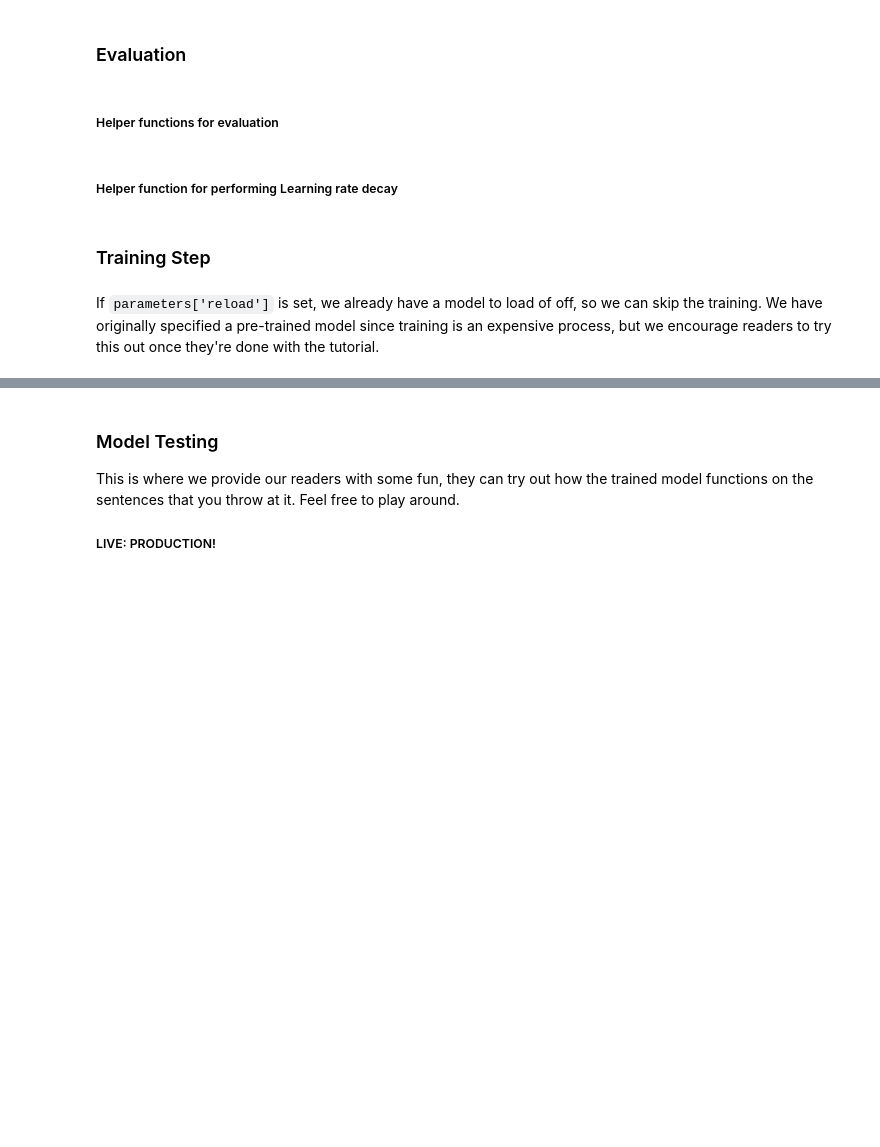
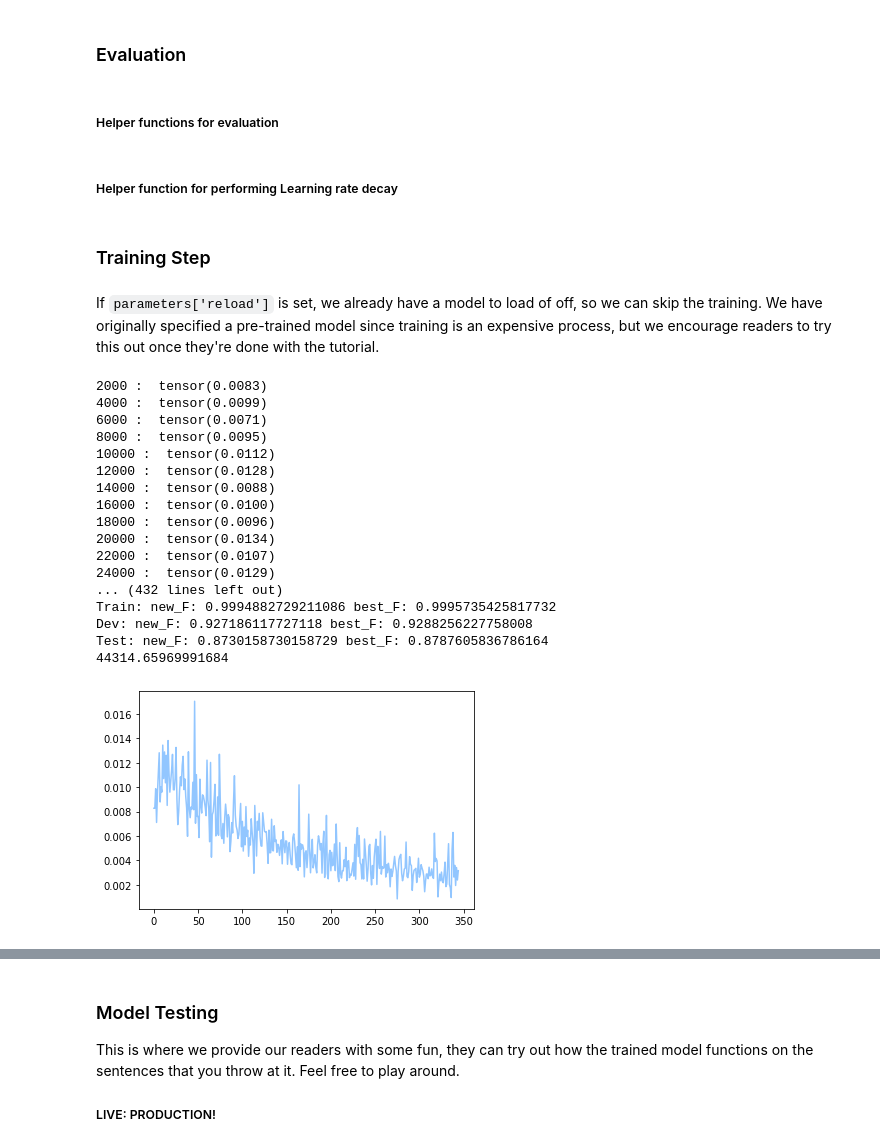
Before and after one commit to ajppp/cz4045-project2, a Jupyter notebook: named-entity-recognition/Named_Entity_Recognition-LSTM-CNN-CRF-Tutorial.ipynb, the cells around one changed output, grey strips where cells are left out. Cells and saved outputs as stored; diff of their text form; code cells hidden in the pictures; blank space fills up the shorter version.

```diff
--- a/named-entity-recognition/Named_Entity_Recognition-LSTM-CNN-CRF-Tutorial.ipynb
+++ b/named-entity-recognition/Named_Entity_Recognition-LSTM-CNN-CRF-Tutorial.ipynb
@@ -79,9 +86,9 @@ We now define some constants and parameters that we will be using later
 # %%
 #parameters for the Model
 parameters = OrderedDict()
-parameters['train'] = "./data/eng.train" #Path to train file
-parameters['dev'] = "./data/eng.testa" #Path to test file
-parameters['test'] = "./data/eng.testb" #Path to dev file
+parameters['train'] = "C:\\Users\\elroy\\Downloads\\eng.train" #Path to train file
+parameters['dev'] = "C:\\Users\\elroy\\Downloads\\eng.testa" #Path to test file
+parameters['test'] = "C:\\Users\\elroy\\Downloads\\eng.testb" #Path to dev file
 parameters['tag_scheme'] = "BIOES" #BIO or BIOES
 parameters['lower'] = True # Boolean variable to control lowercasing of words
 parameters['zeros'] =  True # Boolean variable to control replacement of  all digits by 0
@@ -89,7 +96,7 @@ parameters['char_dim'] = 30 #Char embedding dimension
 parameters['word_dim'] = 100 #Token embedding dimension
 parameters['word_lstm_dim'] = 200 #Token LSTM hidden layer size
 parameters['word_bidirect'] = True #Use a bidirectional LSTM for words
-parameters['embedding_path'] = "./data/glove.6B.100d.txt" #Location of pretrained embeddings
+parameters['embedding_path'] = "C:\\Users\\elroy\\Downloads\\glove.6B\\glove.6B.100d.txt" #Location of pretrained embeddings
 parameters['all_emb'] = 1 #Load all embeddings
 parameters['crf'] =1 #Use CRF (0 to disable)
 parameters['dropout'] = 0.5 #Droupout on the input (0 = no dropout)
@@ -98,13 +105,13 @@ parameters['weights'] = "" #path to Pretrained for from a previous run
 parameters['name'] = "self-trained-model" # Model name
 parameters['gradient_clip']=5.0
 parameters['char_mode']="CNN"
-models_path = "./models/" #path to saved models
+models_path = "C:\\Users\\elroy\\Downloads\\models\\" #path to saved models
 
 #GPU
 parameters['use_gpu'] = torch.cuda.is_available() #GPU Check
 use_gpu = parameters['use_gpu']
 
-parameters['reload'] = "./models/pre-trained-model"
+parameters['reload'] = "C:\\Users\\elroy\\Downloads\\models\\pre-trained-model"
 
 #Constants
 START_TAG = '<START>'
@@ -950,8 +957,7 @@ class BiLSTM_CRF(nn.Module):
         if self.char_mode == 'LSTM':
             self.lstm = nn.LSTM(embedding_dim+char_lstm_dim*2, hidden_dim, bidirectional=True)
         if self.char_mode == 'CNN':
-            # self.lstm = nn.LSTM(embedding_dim+self.out_channels, hidden_dim, bidirectional=True)
-            self.conv = nn.Conv1d(in_channels=?, out_channels=?, kernel_size=?)
+            self.lstm = nn.LSTM(embedding_dim+self.out_channels, hidden_dim, bidirectional=True)
 
         #Initializing the lstm layer using predefined function for initialization
         init_lstm(self.lstm)
@@ -1210,7 +1215,7 @@ def adjust_learning_rate(optimizer, lr):
 # %% [markdown]
 If `parameters['reload']` is set, we already have a model to load of off, so we can skip the training. We have originally specified a pre-trained model since training is an expensive process, but we encourage readers to try this out once they're done with the tutorial.
 # %%
-#parameters['reload']=False
+parameters['reload']=False
 
 if not parameters['reload']:
     tr = time.time()
@@ -1263,7 +1268,7 @@ if not parameters['reload']:
                 neg_log_likelihood = model.neg_log_likelihood(sentence_in.cuda(), targets.cuda(), chars2_mask.cuda(), chars2_length, d)
             else:
                 neg_log_likelihood = model.neg_log_likelihood(sentence_in, targets, chars2_mask, chars2_length, d)
-            loss += neg_log_likelihood.data[0] / len(data['words'])
+            loss += neg_log_likelihood.data / len(data['words'])
             neg_log_likelihood.backward()
 
             #we use gradient clipping to avoid exploding gradients
@@ -1277,30 +1282,49 @@ if not parameters['reload']:
                 if losses == []:
                     losses.append(loss)
                 losses.append(loss)
                 loss = 0.0
 
             #Evaluating on Train, Test, Dev Sets
             if count % (eval_every) == 0 and count > (eval_every * 20) or \
                     count % (eval_every*4) == 0 and count < (eval_every * 20):
                 model.train(False)
                 best_train_F, new_train_F, _ = evaluating(model, train_data, best_train_F,"Train")
                 best_dev_F, new_dev_F, save = evaluating(model, dev_data, best_dev_F,"Dev")
                 if save:
                     print("Saving Model to ", model_name)
                     torch.save(model.state_dict(), model_name)
                 best_test_F, new_test_F, _ = evaluating(model, test_data, best_test_F,"Test")
 
                 all_F.append([new_train_F, new_dev_F, new_test_F])
                 model.train(True)
 
             #Performing decay on the learning rate
             if count % len(train_data) == 0:
                 adjust_learning_rate(optimizer, lr=learning_rate/(1+decay_rate*count/len(train_data)))
 
     print(time.time() - tr)
     plt.plot(losses)
     plt.show()
 
 if not parameters['reload']:
     #reload the best model saved from training
     model.load_state_dict(torch.load(model_name))
+# %% [output]
+2000 :  tensor(0.0083)
+4000 :  tensor(0.0099)
+6000 :  tensor(0.0071)
+8000 :  tensor(0.0095)
+10000 :  tensor(0.0112)
+12000 :  tensor(0.0128)
+14000 :  tensor(0.0088)
+16000 :  tensor(0.0100)
+18000 :  tensor(0.0096)
+20000 :  tensor(0.0134)
+22000 :  tensor(0.0107)
+24000 :  tensor(0.0129)
+... (432 lines left out)
+Train: new_F: 0.9994882729211086 best_F: 0.9995735425817732
+Dev: new_F: 0.927186117727118 best_F: 0.9288256227758008
+Test: new_F: 0.8730158730158729 best_F: 0.8787605836786164
+44314.65969991684
+[figure, added]
```
Also changed, not shown: parts of 6 cells of this notebook, 3 other files.
